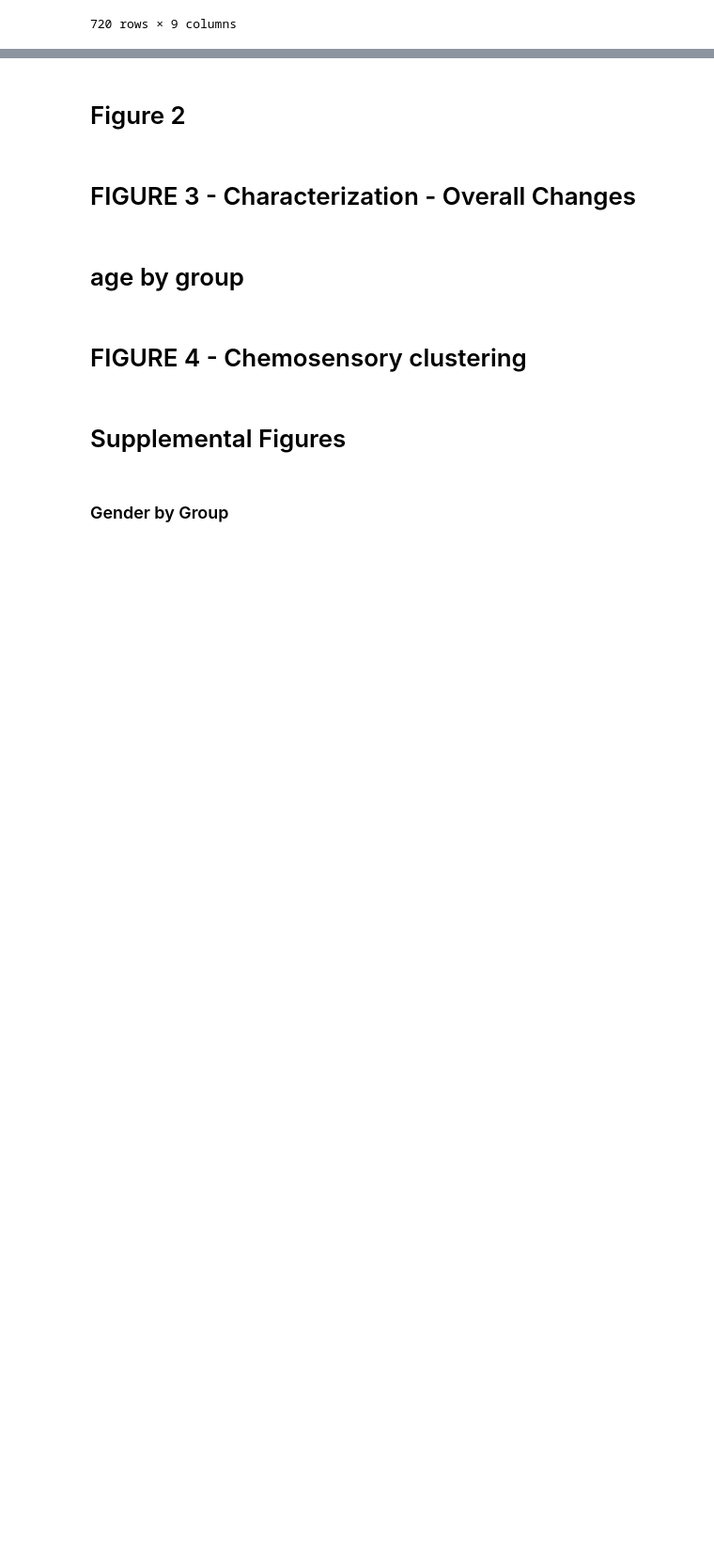
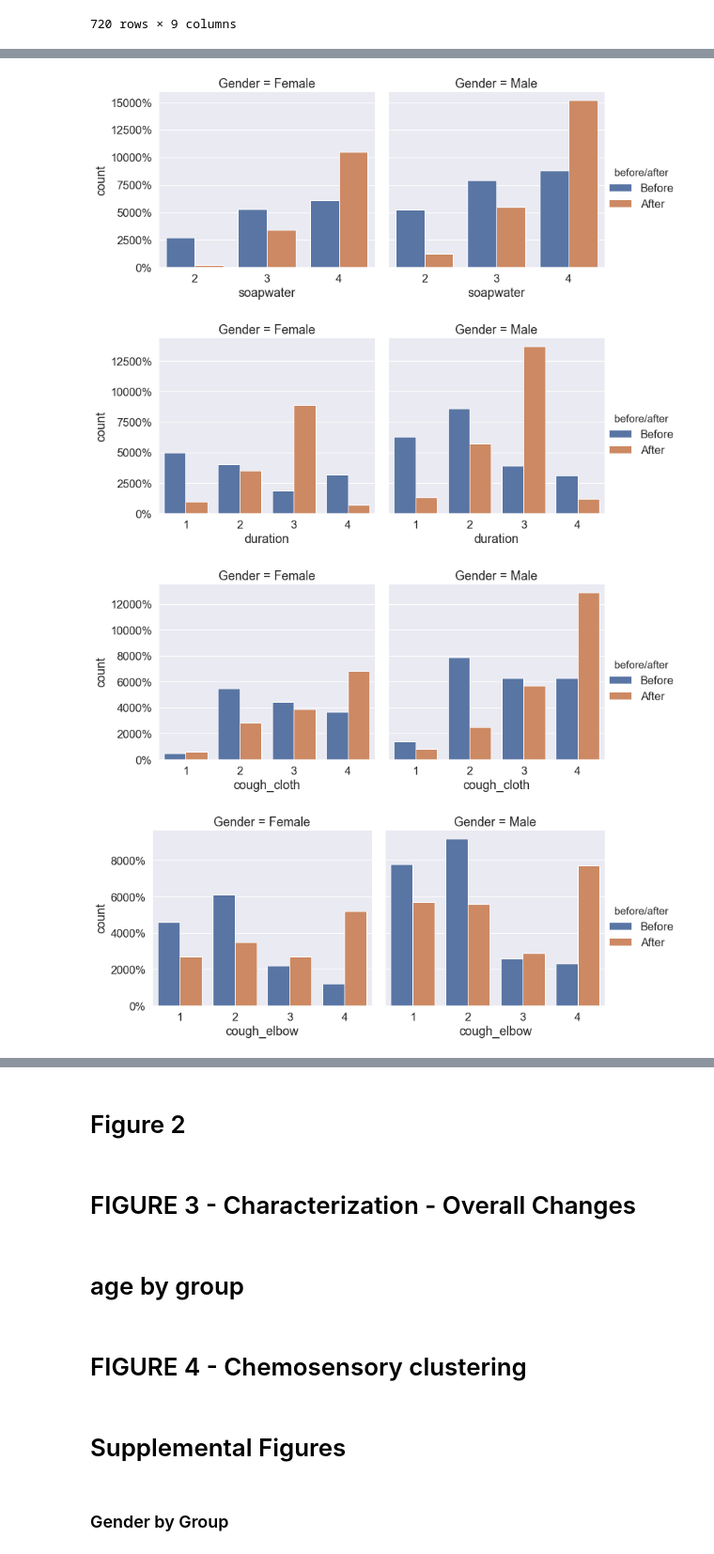
Before and after one commit to riteshcanfly/Social-etiquette, a Jupyter notebook: Analysis.ipynb, the cells around one changed output, grey strips where cells are left out. Shown: that part at 94% size. Cells and saved outputs as stored; diff of their text form; code cells hidden in the pictures; blank space fills up the shorter version.

```diff
--- a/Analysis.ipynb
+++ b/Analysis.ipynb
@@ -221,0 +238,14 @@ for i, sense in enumerate(['soapwater','duration', 'cough_cloth',
+# %%
+from  matplotlib.ticker import PercentFormatter
+
+for i, sense in enumerate(['soapwater','duration', 'cough_cloth',
+       'cough_elbow', 'social']):
+    g = sns.catplot(data=d_combined, x= sense, hue= 'before/after',  kind='count', col= 'Gender')
+    for ax in g.axes.flat:
+        ax.yaxis.set_major_formatter(PercentFormatter(1))
+    plt.show()
+# %% [output]
+[figure, added]
+[figure, added]
+[figure, added]
+[figure, added]
```
Also changed, not shown: parts of 12 cells of this notebook, 14 other files.
